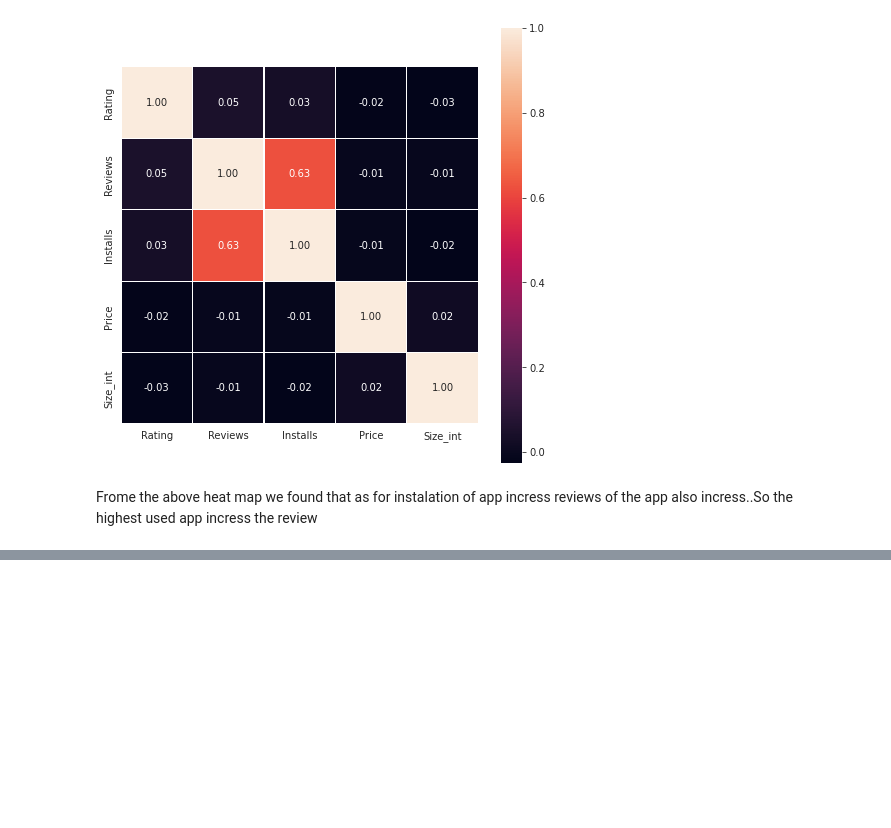
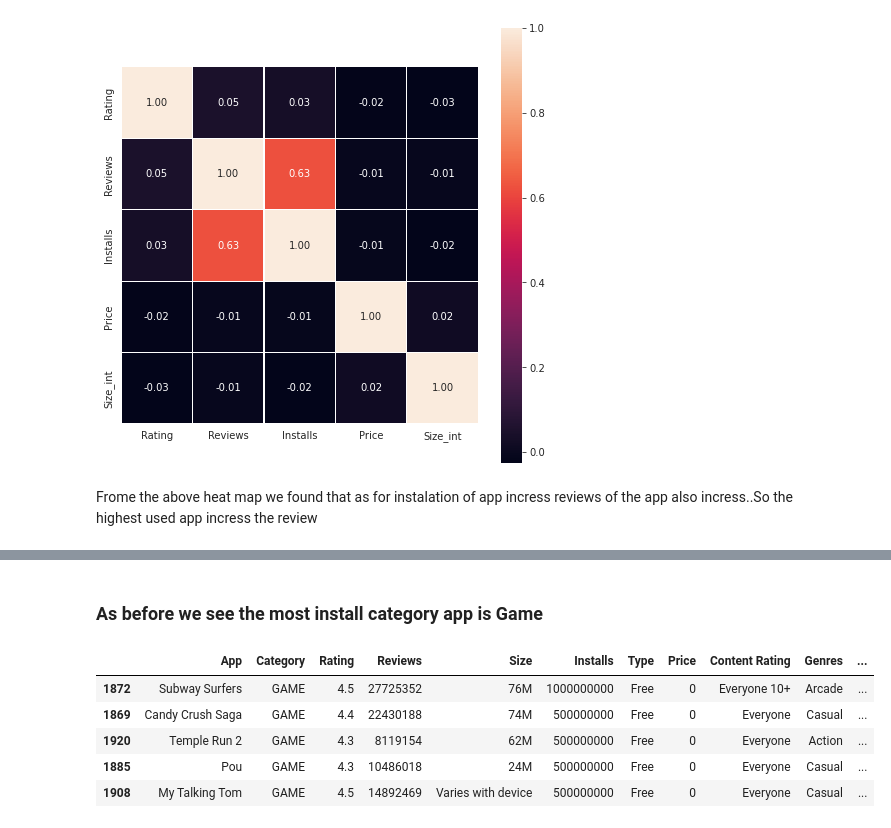
Before and after one commit to brahma102/Play-Store-App-Review-Analysis, a Jupyter notebook: Play_Store_App_Review_Analysis_Capstone_Project.ipynb, the cells around one changed output, grey strips where cells are left out. Drawn from its saved outputs; the diff is of its cells as text; code cells hidden in the pictures; blank space fills up the shorter version.

```diff
--- a/Play_Store_App_Review_Analysis_Capstone_Project.ipynb
+++ b/Play_Store_App_Review_Analysis_Capstone_Project.ipynb
@@ -444,0 +477,15 @@ Frome the above heat map we found that as for instalation of app incress reviews
+# %% [markdown]
+### As before we see the most install category app is Game
+# %%
+#  What is the top 5 most installed apps in Game category?
+# Top 5 popular game as for highest no of instalation
+df = df2[df2['Category'] == 'GAME']
+df = df.sort_values(by=['Installs'], ascending=False)
+df.head()
+# %% [output]
+|  | App | Category | Rating | Reviews | Size | Installs | Type | Price | Content Rating | Genres | ... |
+| 1872 | Subway Surfers | GAME | 4.5 | 27725352 | 76M | 1000000000 | Free | 0 | Everyone 10+ | Arcade | ... |
+| 1869 | Candy Crush Saga | GAME | 4.4 | 22430188 | 74M | 500000000 | Free | 0 | Everyone | Casual | ... |
+| 1920 | Temple Run 2 | GAME | 4.3 | 8119154 | 62M | 500000000 | Free | 0 | Everyone | Action | ... |
+| 1885 | Pou | GAME | 4.3 | 10486018 | 24M | 500000000 | Free | 0 | Everyone | Casual | ... |
+| 1908 | My Talking Tom | GAME | 4.5 | 14892469 | Varies with device | 500000000 | Free | 0 | Everyone | Casual | ... |
```
Also changed, not shown: parts of 23 cells of this notebook.
